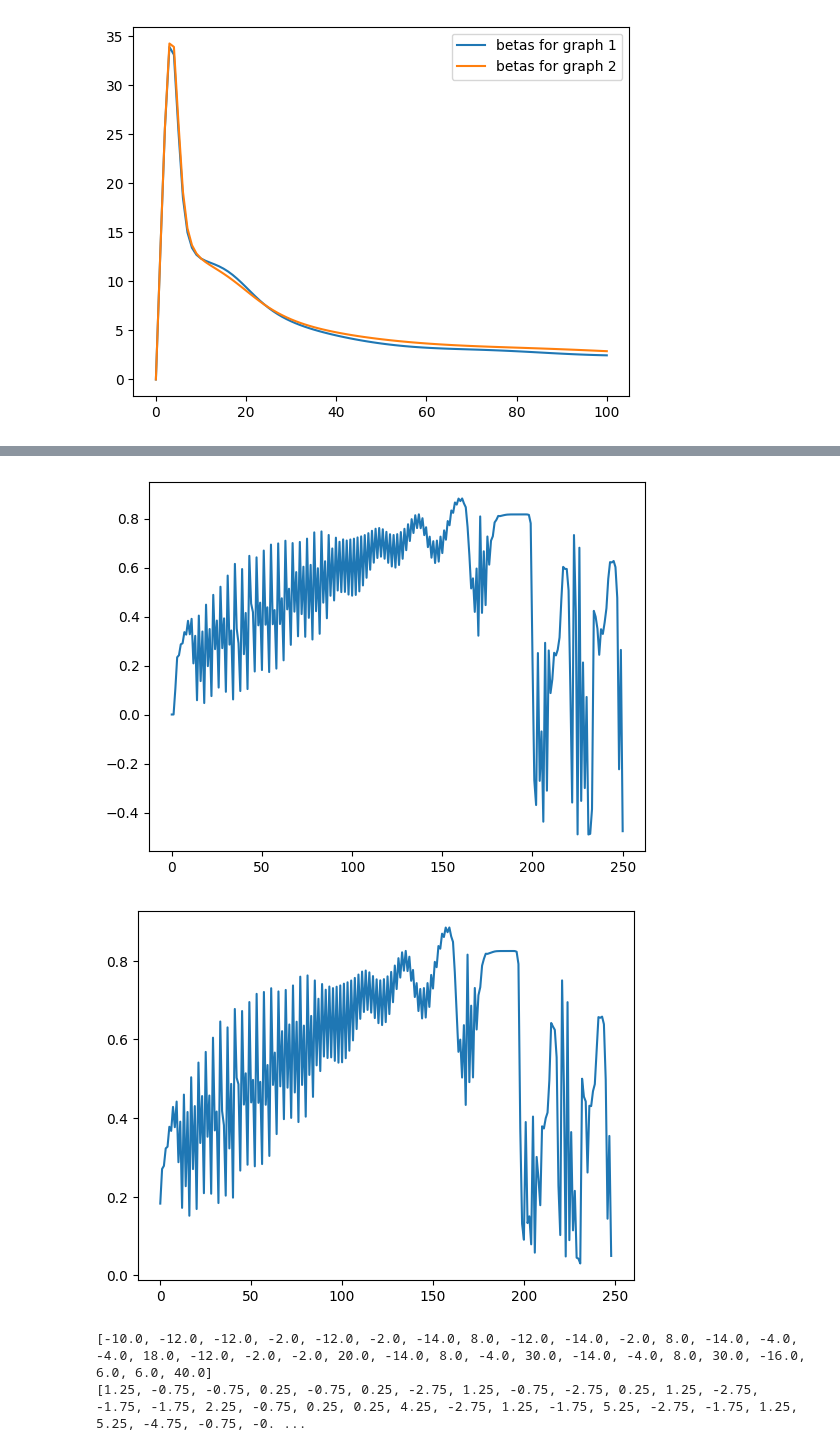
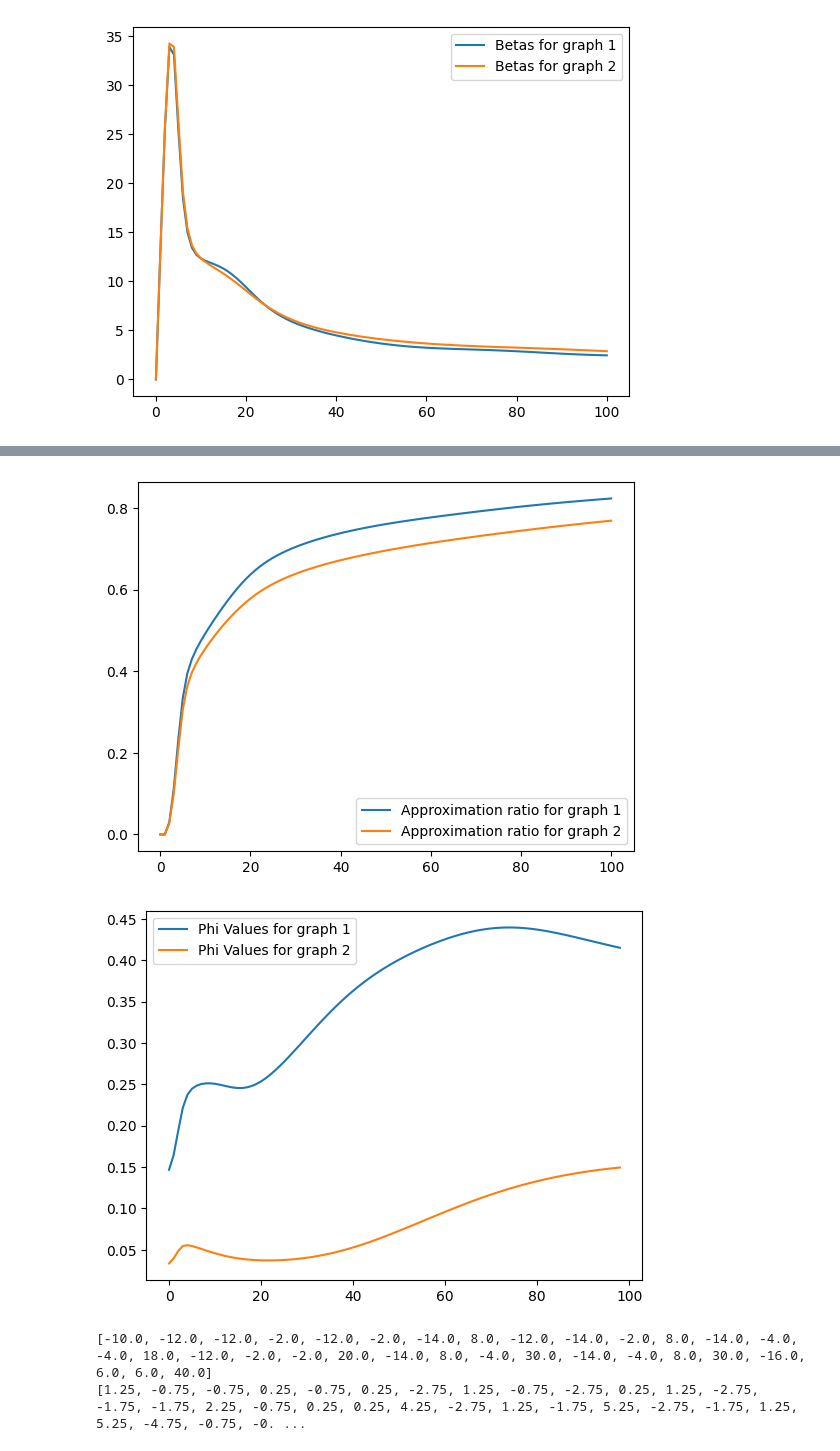
Before and after one commit to JoshuaFoate/FALQON, a Jupyter notebook: FALQONTesting.ipynb, the cells around one changed output, grey strips where cells are left out. Cells and saved outputs as stored; diff of their text form; code cells hidden in the pictures.

```diff
--- a/FALQONTesting.ipynb
+++ b/FALQONTesting.ipynb
@@ -119,6 +119,10 @@ def exeFALQON(graphs, qubits):
     h_p_values = []
     graph_for_FALQON =[]
     beta_values = []
+    cost_function_values = []
+    phi_values = []
+    psi_values = []
+    H_p_eigenValues = []
     g = 0
     print(len(graphs))
     for g in range(len(graphs)):
@@ -164,7 +168,11 @@ def exeFALQON(graphs, qubits):
             phi_list.append(phi)
             i = i+1 #increment i
         beta_values.append(beta)
-    return beta_values, cost_function, phi_list, eigenValues_p, graphs
+        cost_function_values.append(cost_function)
+        phi_values.append(phi_list)
+        psi_values.append(psi_list)
+        H_p_eigenValues.append(eigenValues_p)
+    return beta_values, cost_function_values, phi_values, H_p_eigenValues, graphs
 # %%
 k = 3
 qubits = 6
@@ -191,14 +201,20 @@ plt.show()
 # %%
-approximation_ratio = cost_function/eigenValues_p[0]
-plt.plot(approximation_ratio)
+#approximation_ratio = cost_function/eigenValues_p[0]
+approximation_ratio1 = cost_function[0]/eigenValues_p[0][0]
+approximation_ratio2 = cost_function[1]/eigenValues_p[1][0]
+plt.plot(approximation_ratio1, label = "Approximation ratio for graph 1")
+plt.plot(approximation_ratio2, label = "Approximation ratio for graph 2")
+plt.legend()
 plt.show()
 # %% [output]
-[figure, old version]
+[figure, new version]
 # %%
-plt.plot(phi_list)
+plt.plot(phi_list[0], label = "Phi Values for graph 1")
+plt.plot(phi_list[1], label = "Phi Values for graph 2")
+plt.legend()
 plt.show()
 # %% [output]
-[figure, old version]
+[figure, new version]
 # %%
 edges = [(0, 1), (1, 2), (2, 0), (2, 3), (1, 4)]
 graph = nx.Graph(edges)
```
Also changed, not shown: parts of 2 cells of this notebook.
